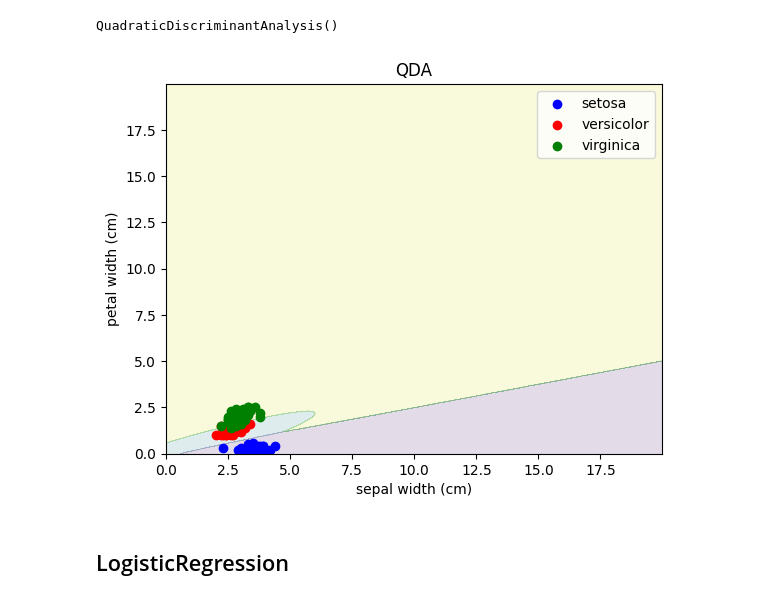
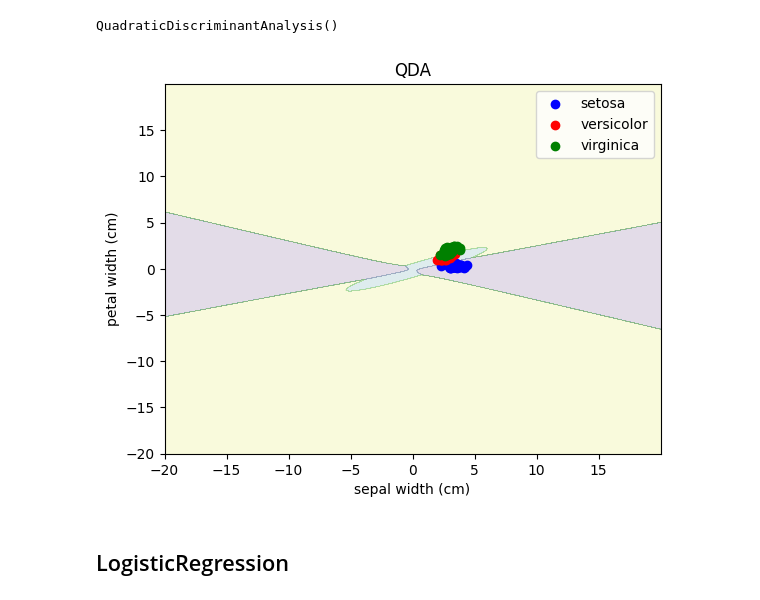
Before and after one commit to KadilenkoIvan/theory_of_stat_solutions, a Jupyter notebook: lab1/lab1.ipynb, the cells around one changed output. Cells and saved outputs as stored; diff of their text form; code cells hidden in the pictures.

```diff
--- a/lab1/lab1.ipynb
+++ b/lab1/lab1.ipynb
@@ -115,24 +119,24 @@ qda
 # %% [output]
 QuadraticDiscriminantAnalysis()
 # %%
-xx, yy = np.meshgrid(np.arange(0, 20, 0.02),
-                     np.arange(0, 20, 0.02))
+xx, yy = np.meshgrid(np.arange(-20, 20, 0.02),
+                     np.arange(-20, 20, 0.02))
 Z = qda.predict(np.c_[xx.ravel(), yy.ravel()])
 Z = Z.reshape(xx.shape)
 plt.contourf(xx, yy, Z, alpha=0.15)
 
 dict_color = {'setosa': 'blue', 'versicolor': 'red', 'virginica': 'green'}
 for label in dict_color:
     plt.scatter(iris_df[iris_df['species'] == label][features[0]],
                 iris_df[iris_df['species'] == label][features[1]],
                 c=dict_color[label], label=label)
 plt.title('QDA')
 plt.xlabel(features[0])
 plt.ylabel(features[1])
 plt.legend()
 plt.show()
 # %% [output]
-[figure, old version]
+[figure, new version]
 # %% [markdown]
 ## LogisticRegression
 # %%
```
Also changed, not shown: parts of 1 cell of this notebook.
